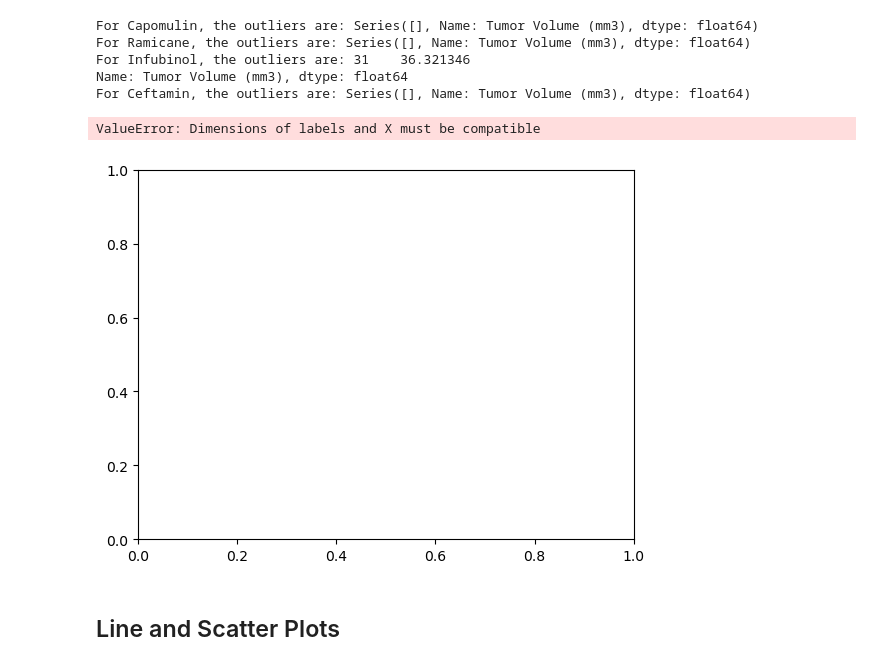
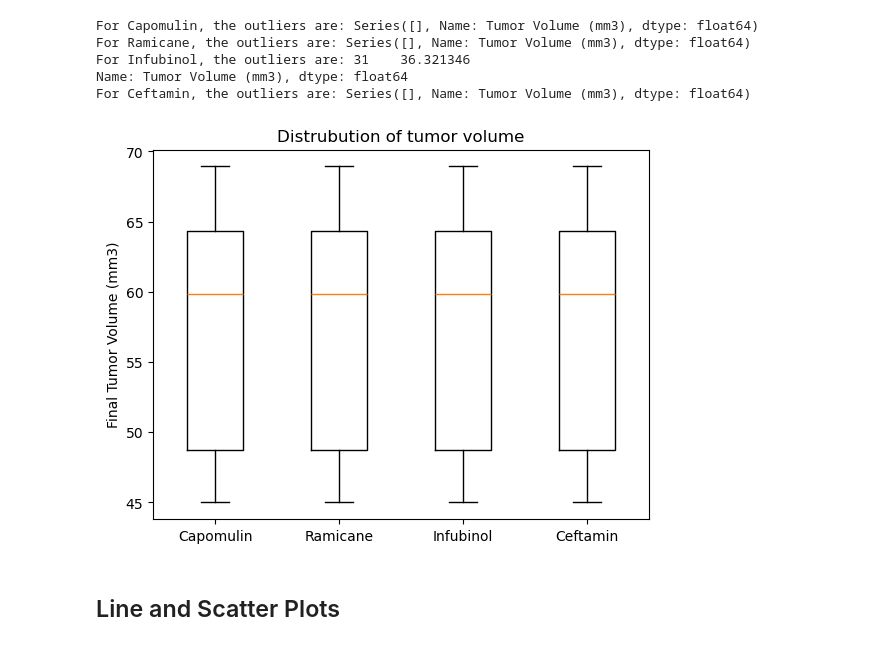
Before and after one commit to vivsarraf/matplotlib-challenge, a Jupyter notebook: Pymaceuticals/pymaceuticals_starter.ipynb, the cells around one changed output. Cells and saved outputs as stored; diff of their text form; code cells hidden in the pictures.

Commit message:
updated plots

```diff
--- a/Pymaceuticals/pymaceuticals_starter.ipynb
+++ b/Pymaceuticals/pymaceuticals_starter.ipynb
@@ -253,15 +253,14 @@ For Ceftamin, the outliers are: Series([], Name: Tumor Volume (mm3), dtype: floa
 # %%
 # Generate a box plot that shows the distrubution of the tumor volume for each treatment group.
 
 fig1, ax1 = plt.subplots()
-fig = ax1.boxplot(tumor_volume, labels=mice_treatments, \
+fig = ax1.boxplot(total_tumor_volume, labels=mice_treatments, \
                   flierprops = dict(marker = "o",markersize=10, markerfacecolor = "red"))
 ax1.set_title('Distrubution of tumor volume')
 ax1.set_ylabel('Final Tumor Volume (mm3)')
 plt.show()
 # %% [output]
-ValueError: Dimensions of labels and X must be compatible
-[figure, old version]
+[figure, new version]
 # %% [markdown]
 ## Line and Scatter Plots
 # %%
```
